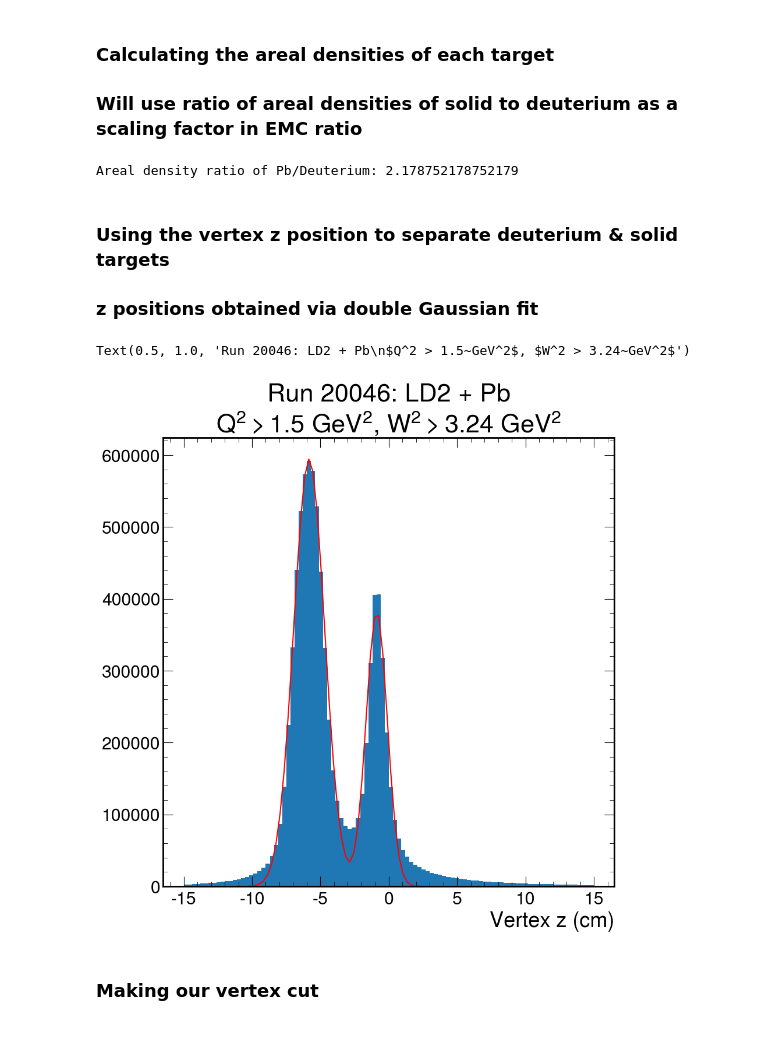
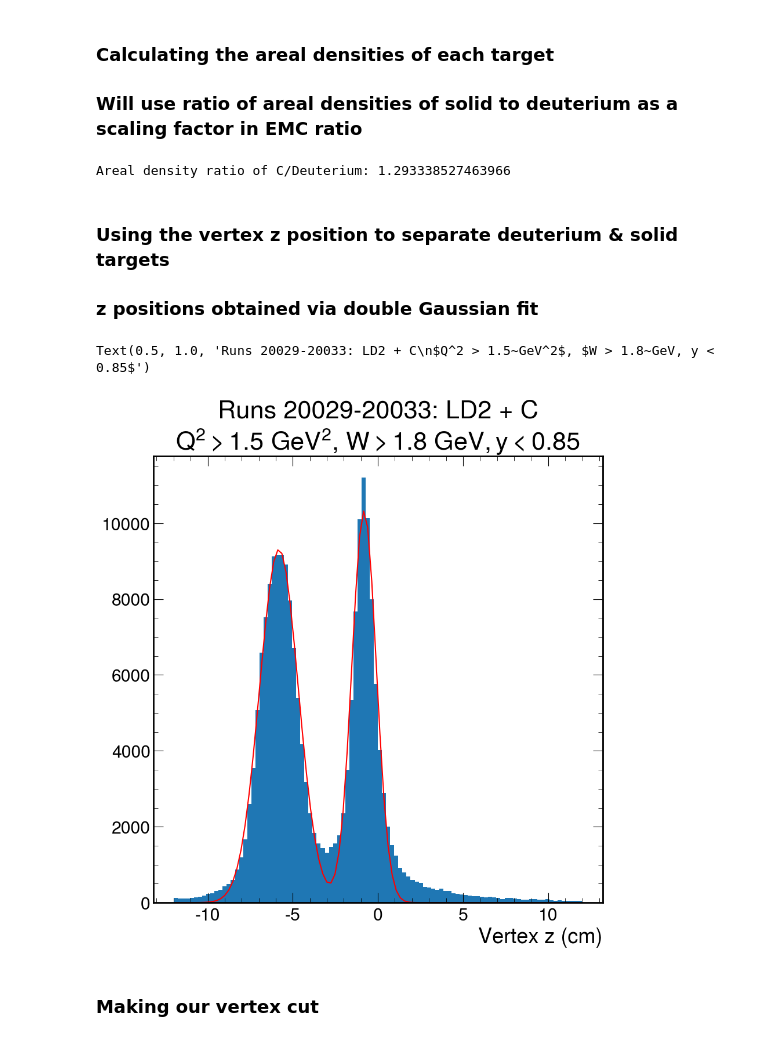
Before and after one commit to sebouh137/clas12-rge-analysis, a Jupyter notebook: analysis/RGE_EMC.ipynb, the cells around one changed output. Saved outputs shown, nothing was run; the diff lists cells and outputs as text; code cells hidden in the pictures.

```diff
--- a/analysis/RGE_EMC.ipynb
+++ b/analysis/RGE_EMC.ipynb
@@ -14,15 +14,16 @@ hep.style.use(hep.style.CMS)
 ### Data file you want to analyze
 # %%
 data_directory = "/home/ryan/clas_analysis/data/"
-file_name = "ntuples_dc_020046_00000-00572.root"
+file_name = "ntuples_dc_020029-020033.root"
 with ur.open("%s:data"%(data_directory+file_name)) as events:
     branches = events.arrays()
 # %% [markdown]
 ### Only selecting electrons and those that satisfy DIS cuts
 # %%
-electron_PID_cut = branches["pid"]==11
+electron_PID_cut = (branches["pid"]==11) & (branches["trigger_status"]==1)
 Q2_cut_value = 1.5
-W2_cut_value = 1.8*1.8
+W_cut_value = 1.8
+W2_cut_value = W_cut_value * W_cut_value
 y_cut_value = .85
 Q2_cut = branches["Q2"] > Q2_cut_value
 W2_cut = branches["W2"] > W2_cut_value
@@ -32,29 +33,36 @@ electron_DIS_cut = electron_PID_cut & DIS_cuts
 # %% [markdown]
 ### Select the solid target you're considering
 # %%
-solid_target = "Pb"
+solid_target = "C"
+solid_A = {"Pb":208, "C":12}
+solid_Z = {"Pb":82, "C":6}
+solid_N = {"Pb":solid_A["Pb"]-solid_Z["Pb"],
+           "C":solid_A["C"]-solid_Z["C"]}
 # %% [markdown]
 ### Title used in all the plots
 # %%
-plot_title = "Run 20046: LD2 + {solid}\n$Q^2 > {Q2cut}~GeV^2$, $W^2 > {W2cut}~GeV^2, y < {ycut}$".format(
+plot_title = "Runs 20029-20033: LD2 + {solid}\n$Q^2 > {Q2cut}~GeV^2$, $W > {Wcut}~GeV, y < {ycut}$".format(
     solid=solid_target,
     Q2cut = Q2_cut_value,
-    W2cut=W2_cut_value,
+    Wcut=np.sqrt(W2_cut_value),
     ycut = y_cut_value)
 # %% [markdown]
 ### Calculating the areal densities of each target
 ### Will use ratio of areal densities of solid to deuterium as a scaling factor in EMC ratio
 # %%
 targets_density = {"Pb":(10.910 + 10.402) / 2,
+                   "C":(1.688 + 1.712) /2,
                    "D":(.169 + .163) / 2} # Average density in g/cm^3. Taken from data table.
 targets_thickness = {"Pb":.0143,
+                     "C":0.151,
                      "D":2.0} # Target thickness in cm
 targets_areal_density = {"Pb":targets_density["Pb"]*targets_thickness["Pb"],
+                         "C":targets_density["C"]*targets_thickness["C"],
                          "D":targets_density["D"]*targets_thickness["D"]} # Average areal density in g/cm^2
-areal_density_ratio = targets_areal_density["D"]/targets_areal_density["Pb"]
+areal_density_ratio = targets_areal_density["D"]/targets_areal_density[solid_target]
 print("Areal density ratio of {target}/Deuterium:".format(target=solid_target), areal_density_ratio)
 # %% [output]
-Areal density ratio of Pb/Deuterium: 2.178752178752179
+Areal density ratio of C/Deuterium: 1.293338527463966
 # %% [markdown]
 ### Using the vertex z position to separate deuterium & solid targets
 ### z positions obtained via double Gaussian fit
@@ -66,26 +74,26 @@ def double_gaussian(x, amp1, mean1, sigma_squared1, amp2, mean2, sigma_squared2)
 # %%
 electron_vertex_z = branches["v_z"][electron_DIS_cut]
 
 # Binning chose arbitrarily. Might have to adjust to get a good fit.
-vertex_z_counts, vertex_z_bins, _ = plt.hist(electron_vertex_z, bins = 100, range=(-15, 15))
+vertex_z_counts, vertex_z_bins, _ = plt.hist(electron_vertex_z, bins = 100, range=(-12, 12))
 
 vertex_z_bin_centers = (vertex_z_bins[:-1] + vertex_z_bins[1:])/2
 mean_z_guess = ak.mean(electron_vertex_z)
 std_z_guess = ak.std(electron_vertex_z)
 
 z_fit_parameters, z_fit_covariance = curve_fit(double_gaussian,
                                                vertex_z_bin_centers,
                                                vertex_z_counts,
                                                p0=(100, mean_z_guess, std_z_guess**2, 100, mean_z_guess, std_z_guess**2))
 
 y_fit = double_gaussian(vertex_z_bin_centers, *z_fit_parameters)
 plt.plot(vertex_z_bin_centers, y_fit, color='r')
 
 plt.xlabel("Vertex z (cm)")
 plt.title(plot_title)
 # %% [output]
-Text(0.5, 1.0, 'Run 20046: LD2 + Pb\n$Q^2 > 1.5~GeV^2$, $W^2 > 3.24~GeV^2$')
+Text(0.5, 1.0, 'Runs 20029-20033: LD2 + C\n$Q^2 > 1.5~GeV^2$, $W > 1.8~GeV, y < 0.85$')
-[figure, old version]
+[figure, new version]
 # %% [markdown]
 ### Making our vertex cut
 # %%
```
Also changed, not shown: parts of 7 cells of this notebook.
